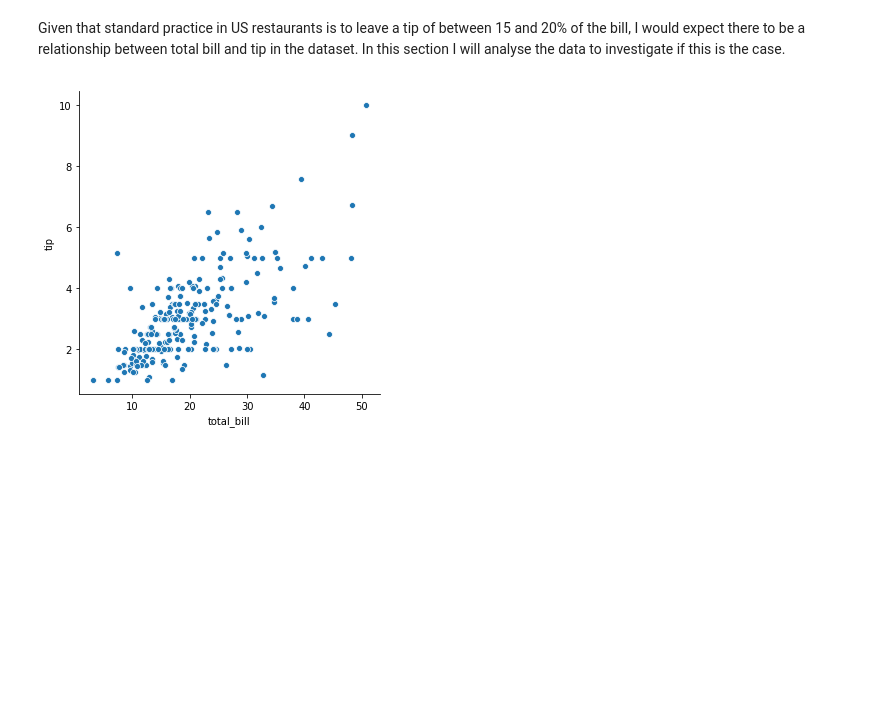
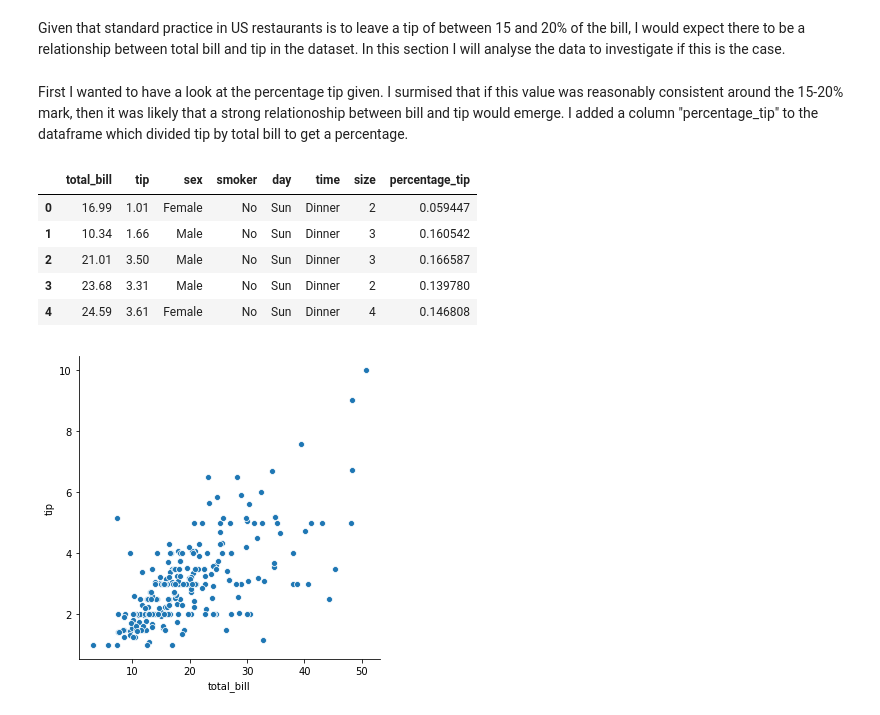
Before and after one commit to michealcannon/fundamentals-project, a Jupyter notebook: Tips Dataset.ipynb, the cells around one changed output. Drawn from its saved outputs; the diff is of its cells as text; code cells hidden in the pictures; blank space fills up the shorter version.

Commit message:
code to add column containg percentage tip to dataframe

```diff
--- a/Tips Dataset.ipynb
+++ b/Tips Dataset.ipynb
@@ -80,6 +80,20 @@ We can see that the values for the total bill range from $3.07 to $50.81 with a
 # 4. Analysis of Relationship between Bill and Tip
 # %% [markdown]
 Given that standard practice in US restaurants is to leave a tip of between 15 and 20% of the bill, I would expect there to be a relationship between total bill and tip in the dataset. In this section I will analyse the data to investigate if this is the case.
+# %% [markdown]
+First I wanted to have a look at the percentage tip given. I surmised that if this value was reasonably consistent around the 15-20% mark, then it was likely that a strong relationoship between bill and tip would emerge. I added a column "percentage_tip" to the dataframe which divided tip by total bill to get a percentage.
+# %%
+bill = tips.loc[: , "total_bill"] # return total_bill column from "tips" and assign to variable "bill"
+tip = tips.loc[:, "tip"] # return tip colun from "tips" and assign to variable "tip"  adapted from https://pythonhow.com/accessing-dataframe-columns-rows-and-cells/
+tips['percentage_tip'] = tip/bill # add new column to "tips" that divides tip by bill to get percentage tip adaapted from https://www.geeksforgeeks.org/adding-new-column-to-existing-dataframe-in-pandas/
+tips.head() # show first 5 lines of "tips"
+# %% [output]
+|  | total_bill | tip | sex | smoker | day | time | size | percentage_tip |
+| 0 | 16.99 | 1.01 | Female | No | Sun | Dinner | 2 | 0.059447 |
+| 1 | 10.34 | 1.66 | Male | No | Sun | Dinner | 3 | 0.160542 |
+| 2 | 21.01 | 3.50 | Male | No | Sun | Dinner | 3 | 0.166587 |
+| 3 | 23.68 | 3.31 | Male | No | Sun | Dinner | 2 | 0.139780 |
+| 4 | 24.59 | 3.61 | Female | No | Sun | Dinner | 4 | 0.146808 |
 # %%
 sns.relplot(x="total_bill", y="tip", data=tips); # scatterplot of total bill(x axis) against tip(y axis) from data in tips dataset
 # %% [output]
```
